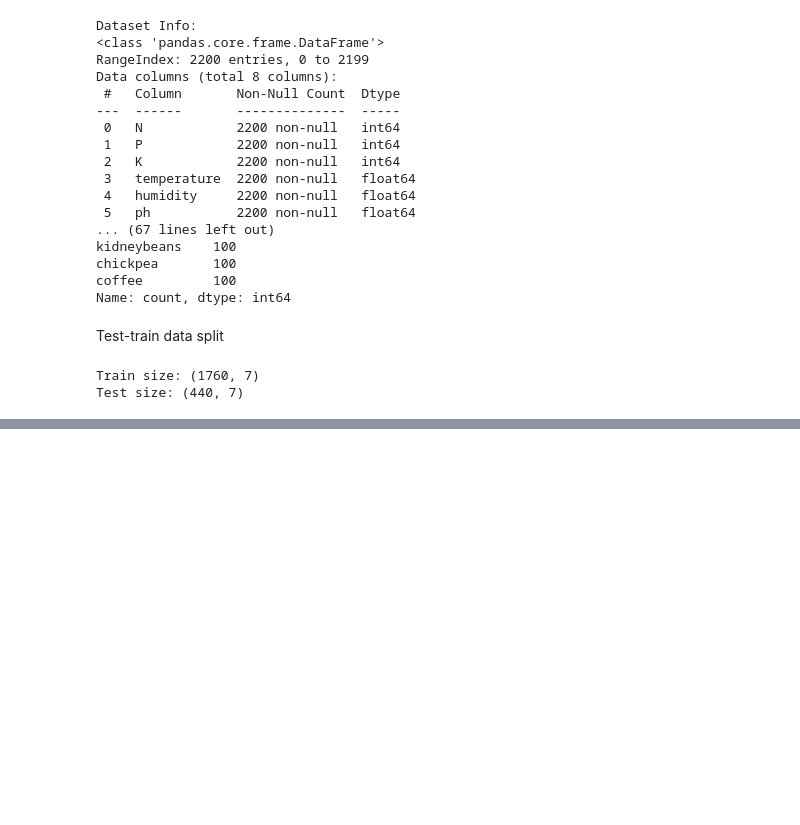
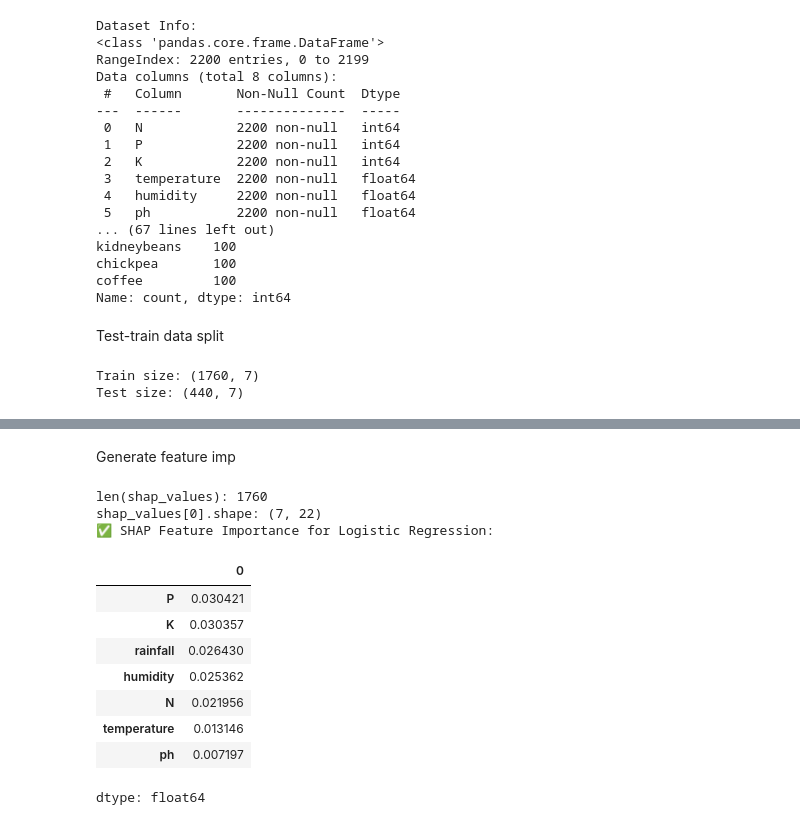
Before and after one commit to priyanshupriyank04/research_paper_project, a Jupyter notebook: research_ps1.ipynb, the cells around one changed output, grey strips where cells are left out. Saved outputs shown, nothing was run; the diff lists cells and outputs as text; code cells hidden in the pictures; blank space fills up the shorter version.

```diff
--- a/research_ps1.ipynb
+++ b/research_ps1.ipynb
@@ -117,0 +181,50 @@ Test size: (440, 7)
+# %% [markdown]
+Generate feature imp
+# %%
+import shap
+import numpy as np
+import pandas as pd
+
+# Wrap predict_proba to fix column name warning
+def predict_fn(X):
+    return logreg_model.predict_proba(pd.DataFrame(X, columns=X_train.columns))
+
+# Background sample for SHAP
+X_background = shap.utils.sample(X_train, 100, random_state=42)
+
+# Initialize KernelExplainer
+explainer = shap.KernelExplainer(predict_fn, X_background)
+
+# Compute SHAP values
+shap_values = explainer.shap_values(X_train, nsamples=100)
+
+# Confirm SHAP shape
+print("len(shap_values):", len(shap_values))
+print("shap_values[0].shape:", shap_values[0].shape)
+
+# Convert to NumPy array of shape (n_samples, n_features, n_classes)
+shap_array = np.array(shap_values)  # shape: (n_samples, n_features, n_classes)
+
+# Compute mean absolute SHAP value per feature across all samples and all classes
+mean_abs_shap = np.abs(shap_array).mean(axis=(0, 2))  # now shape = (7,)
+
+# Create pandas Series for feature importance
+feature_importance = pd.Series(mean_abs_shap, index=X_train.columns)
+feature_importance = feature_importance.sort_values(ascending=False)
+
+# Show final ranked features
+print("✅ SHAP Feature Importance for Logistic Regression:")
+display(feature_importance)
+# %% [output]
+len(shap_values): 1760
+shap_values[0].shape: (7, 22)
+✅ SHAP Feature Importance for Logistic Regression:
+|  | 0 |
+| P | 0.030421 |
+| K | 0.030357 |
+| rainfall | 0.026430 |
+| humidity | 0.025362 |
+| N | 0.021956 |
+| temperature | 0.013146 |
+| ph | 0.007197 |
+dtype: float64
```
Also changed, not shown: parts of 28 cells of this notebook.
